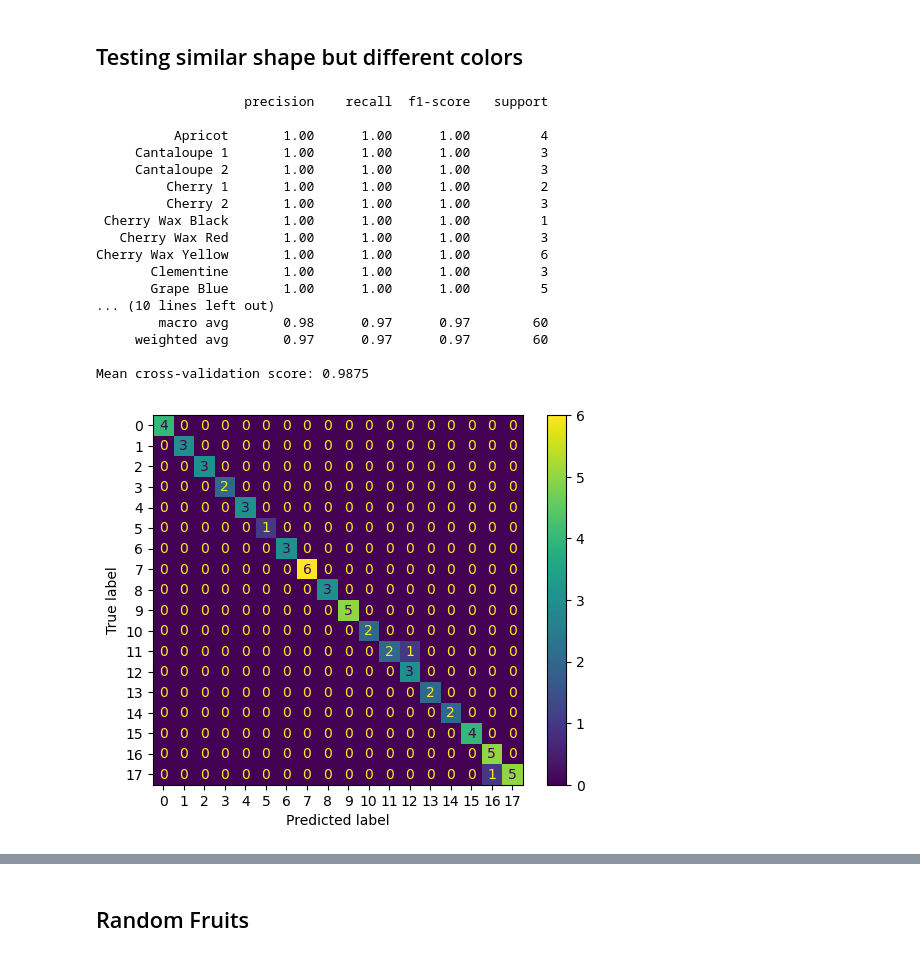
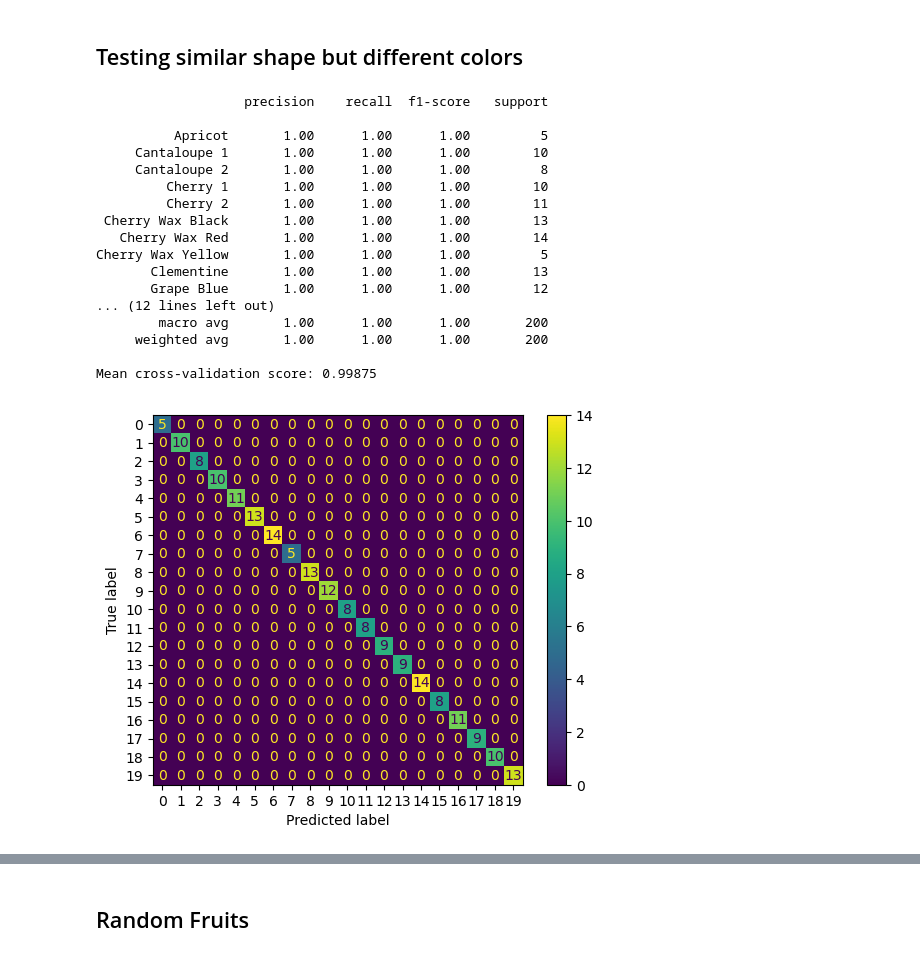
Before and after one commit to j-fangwu/ML_Fruit, a Jupyter notebook: Random Forrest.ipynb, the cells around one changed output, grey strips where cells are left out. Cells and saved outputs as stored; diff of their text form; code cells hidden in the pictures.

```diff
--- a/Random Forrest.ipynb
+++ b/Random Forrest.ipynb
@@ -184,7 +184,7 @@ from sklearn.metrics import classification_report, confusion_matrix, ConfusionMa
 from sklearn.ensemble import RandomForestClassifier
 from sklearn.model_selection import train_test_split, cross_val_score
 
-sample_size = 300
+sample_size = 1000
 classDist = None
 trainClassDist = [0.95, 0.05]
 trainClassDistThree = [0.80, 0.10, 0.10]
@@ -498,49 +498,49 @@ fruits = [
     "Cantaloupe 1", "Cantaloupe 2", "Cherry 1", "Cherry 2", "Apricot",
     "Cherry Wax Black", "Cherry Wax Red", "Cherry Wax Yellow", "Clementine",
     "Grape Blue", "Grape White", "Grapefruit Pink", "Nectarine", "Orange",
     "Peach", "Plum", "Plum 2", "Tomato Cherry Red", "Walnut", "Watermelon"
 ]
 fruits = np.array(fruits)
 
 image_dataset, labels, what = getSamplesMat(sample_size, fruits, classDist, resizes)
 X_train, X_test, y_train, y_test = train_test_split(image_dataset, labels, test_size=0.2)
 
 #image_dataset, labels, what = getSamplesMat(sample_size, fruits, trainClassDistSix, resizes)
 #X_train, ignore, y_train, disregard = train_test_split(image_dataset, labels, test_size=0.2)
 
 #image_dataset, labels, what = getSamplesMat(sample_size, fruits, classDist, resizes)
 #ignore, X_test, disregard, y_test = train_test_split(image_dataset, labels, test_size=0.2)
 
 rf_classifier = RandomForestClassifier(random_state=42)
 rf_classifier.fit(X_train, y_train)
 y_pred_rf = rf_classifier.predict(X_test)
 print(classification_report(y_test, y_pred_rf))
 cm = confusion_matrix(y_test, y_pred_rf)
 disp = ConfusionMatrixDisplay(confusion_matrix=cm)
 disp.plot()
 
-cv_scores = cross_val_score(rf_classifier, X_train, y_train, cv=5)
+cv_scores = cross_val_score(rf_classifier, X_train, y_train, cv=10)
 #print(f"Cross-validation scores: {cv_scores}")
 print(f"Mean cross-validation score: {cv_scores.mean()}")
 # %% [output]
                    precision    recall  f1-score   support
 
-          Apricot       1.00      1.00      1.00         4
-     Cantaloupe 1       1.00      1.00      1.00         3
-     Cantaloupe 2       1.00      1.00      1.00         3
-         Cherry 1       1.00      1.00      1.00         2
-         Cherry 2       1.00      1.00      1.00         3
- Cherry Wax Black       1.00      1.00      1.00         1
-   Cherry Wax Red       1.00      1.00      1.00         3
-Cherry Wax Yellow       1.00      1.00      1.00         6
-       Clementine       1.00      1.00      1.00         3
-       Grape Blue       1.00      1.00      1.00         5
-... (10 lines left out)
-        macro avg       0.98      0.97      0.97        60
-     weighted avg       0.97      0.97      0.97        60
+          Apricot       1.00      1.00      1.00         5
+     Cantaloupe 1       1.00      1.00      1.00        10
+     Cantaloupe 2       1.00      1.00      1.00         8
+         Cherry 1       1.00      1.00      1.00        10
+         Cherry 2       1.00      1.00      1.00        11
+ Cherry Wax Black       1.00      1.00      1.00        13
+   Cherry Wax Red       1.00      1.00      1.00        14
+Cherry Wax Yellow       1.00      1.00      1.00         5
+       Clementine       1.00      1.00      1.00        13
+       Grape Blue       1.00      1.00      1.00        12
+... (12 lines left out)
+        macro avg       1.00      1.00      1.00       200
+     weighted avg       1.00      1.00      1.00       200
 
-Mean cross-validation score: 0.9875
+Mean cross-validation score: 0.99875
-[figure, old version]
+[figure, new version]
 # %%
 #Testing not quite Circular Fruits
 fruits = [
```
Also changed, not shown: parts of 12 cells of this notebook, 6 other files.
